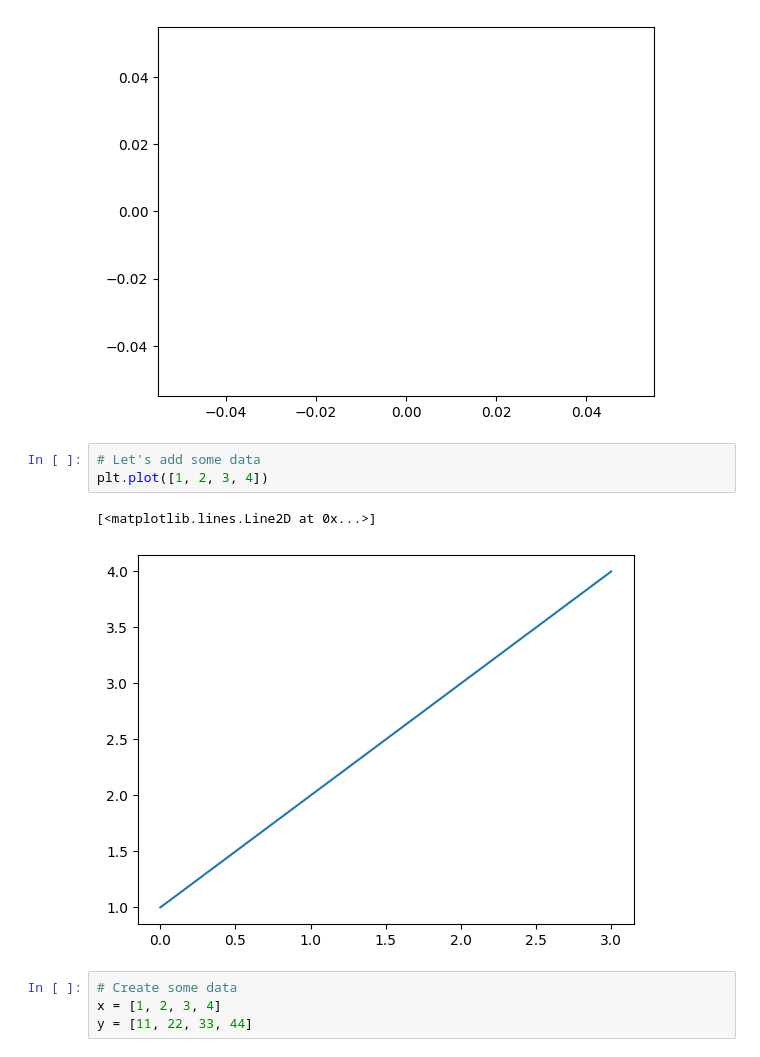
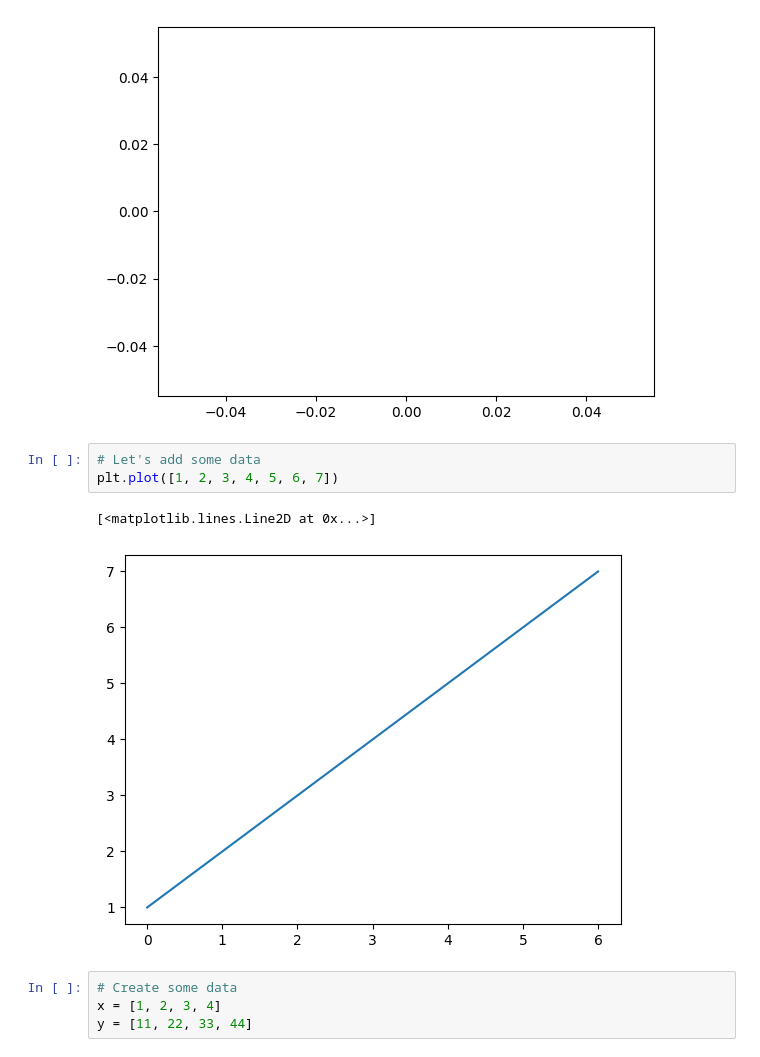
Before and after one commit to spideynolove/machine-learning-and-data-science, a Jupyter notebook: materials/section-2-data-science-and-ml-tools/introduction-to-matplotlib-video.ipynb, the cells around one changed output. Drawn from its saved outputs; the diff is of its cells as text.

```diff
--- a/materials/section-2-data-science-and-ml-tools/introduction-to-matplotlib-video.ipynb
+++ b/materials/section-2-data-science-and-ml-tools/introduction-to-matplotlib-video.ipynb
@@ -51,10 +51,10 @@ plt.show()
 [figure]
 # %%
 # Let's add some data
-plt.plot([1, 2, 3, 4])
+plt.plot([1, 2, 3, 4, 5, 6, 7])
 # %% [output]
 [<matplotlib.lines.Line2D at 0x...>]
-[figure, old version]
+[figure, new version]
 # %%
 # Create some data
 x = [1, 2, 3, 4]
```
Also changed, not shown: parts of 30 cells of this notebook, 7 other files.
